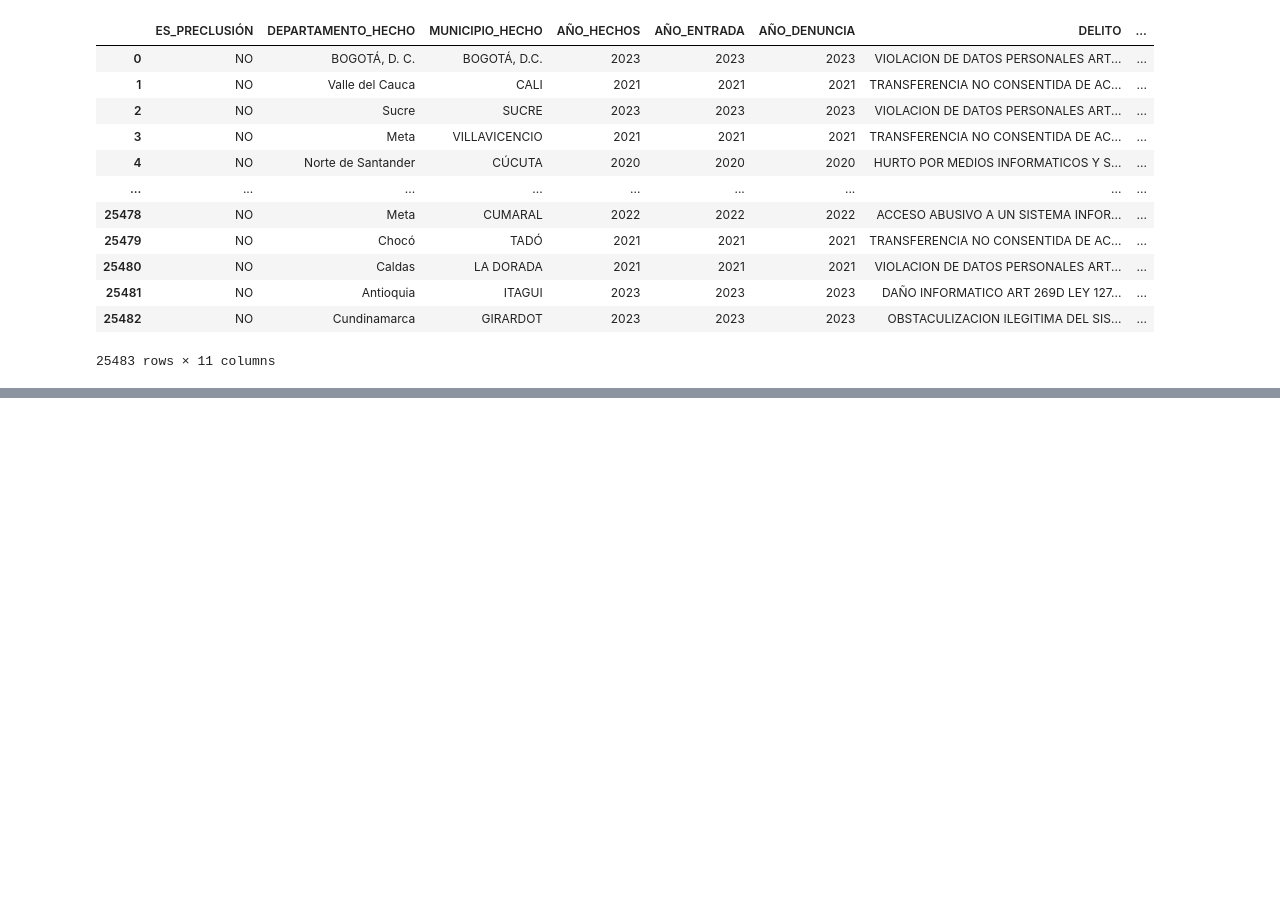
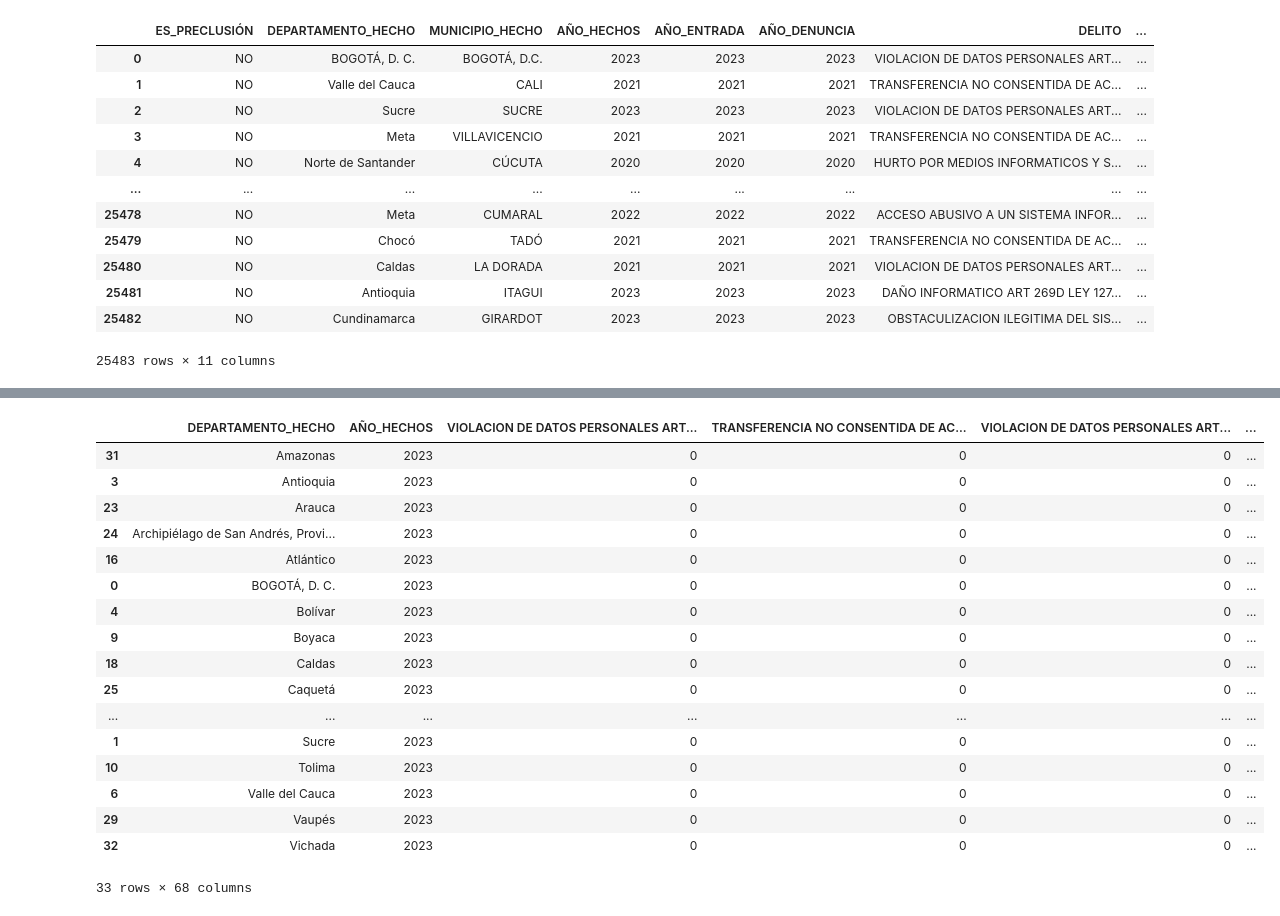
Before and after one commit to leonelpc94/delitosInformaticos, a Jupyter notebook: nuevoDataset.ipynb, the cells around one changed output, grey strips where cells are left out. Drawn from its saved outputs; the diff is of its cells as text; code cells hidden in the pictures; blank space fills up the shorter version.

```diff
--- a/nuevoDataset.ipynb
+++ b/nuevoDataset.ipynb
@@ -91,0 +151,38 @@ dfNew
+# %%
+#cargar dataset csv con los delitos del año 2023
+df23 = pd.read_csv("datasetBrutoAño/dataset2023.csv")
+#la funcion unique() sirve para sacar los valores de forma que estos no sea repetidos
+nombre_delitos_23 = df23["DELITO"].unique()
+nombre_delitos_totales_23 = dataset["DELITO"].unique()
+nombre_departamento_23 = df23["DEPARTAMENTO_HECHO"].unique()
+anio23 = df23["AÑO_HECHOS"].unique()
+#crear un directorio para guardar los departamentos
+data23 ={"DEPARTAMENTO_HECHO":nombre_departamento_23}
+#crear dataframe
+dfNew23 = pd.DataFrame(data23)
+dfNew23["AÑO_HECHOS"] = anio23[0]
+#en este caso sort_values es para ordenar de forma alfabetica
+dfNew23 = dfNew23.sort_values(by="DEPARTAMENTO_HECHO")
+for index in nombre_delitos_totales_23:
+    dfNew23[index] = 0
+
+dfNew23
+# %% [output]
+|  | DEPARTAMENTO_HECHO | AÑO_HECHOS | VIOLACION DE DATOS PERSONALES ART... | TRANSFERENCIA NO CONSENTIDA DE AC... | VIOLACION DE DATOS PERSONALES ART... | ... |
+| 31 | Amazonas | 2023 | 0 | 0 | 0 | ... |
+| 3 | Antioquia | 2023 | 0 | 0 | 0 | ... |
+| 23 | Arauca | 2023 | 0 | 0 | 0 | ... |
+| 24 | Archipiélago de San Andrés, Provi... | 2023 | 0 | 0 | 0 | ... |
+| 16 | Atlántico | 2023 | 0 | 0 | 0 | ... |
+| 0 | BOGOTÁ, D. C. | 2023 | 0 | 0 | 0 | ... |
+| 4 | Bolívar | 2023 | 0 | 0 | 0 | ... |
+| 9 | Boyaca | 2023 | 0 | 0 | 0 | ... |
+| 18 | Caldas | 2023 | 0 | 0 | 0 | ... |
+| 25 | Caquetá | 2023 | 0 | 0 | 0 | ... |
+| ... | ... | ... | ... | ... | ... | ... |
+| 1 | Sucre | 2023 | 0 | 0 | 0 | ... |
+| 10 | Tolima | 2023 | 0 | 0 | 0 | ... |
+| 6 | Valle del Cauca | 2023 | 0 | 0 | 0 | ... |
+| 29 | Vaupés | 2023 | 0 | 0 | 0 | ... |
+| 32 | Vichada | 2023 | 0 | 0 | 0 | ... |
+33 rows × 68 columns
```
Also changed, not shown: parts of 11 cells of this notebook, 8 other files.
